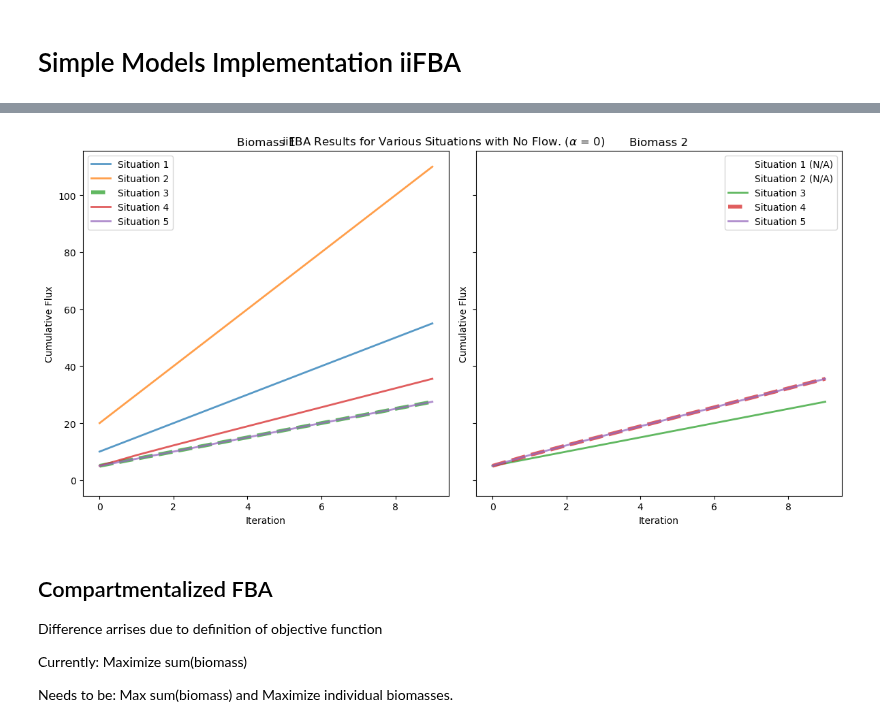
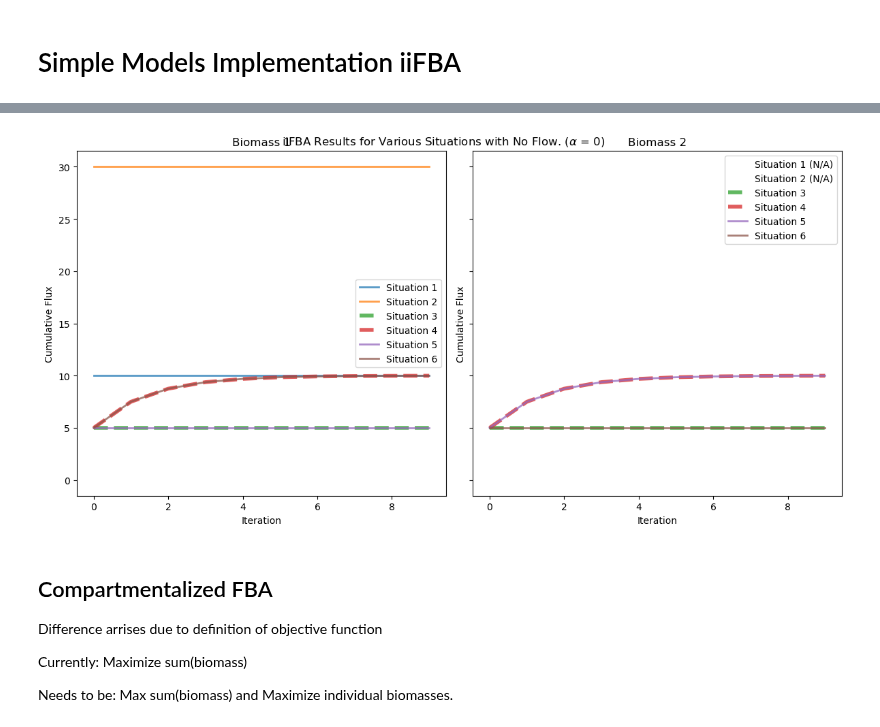
Before and after one commit to m-3-lab/iiFBA, a Jupyter notebook: Examples/simple_iiFBA_usage.ipynb, the cells around one changed output, grey strips where cells are left out. Cells and saved outputs as stored; diff of their text form; code cells hidden in the pictures.

```diff
--- a/Examples/simple_iiFBA_usage.ipynb
+++ b/Examples/simple_iiFBA_usage.ipynb
@@ -60,20 +60,21 @@ from iifba.utils import load_simple_models
 import matplotlib.pyplot as plt
 import numpy as np
 
-#fig, (ax1, ax2) = plt.subplots(1, 2, figsize=(12, 6), sharey=True)
-for sit_idx in range(1,6):
+fig, (ax1, ax2) = plt.subplots(1, 2, figsize=(12, 6), sharey=True)
+for sit_idx in range(1, 7):
 	models, media = load_simple_models(sit_idx)
-
-	f, F = iifba.iipfba(models, media, rel_abund="equal", iters=10, flow=0.5) # defualt values
-
+	print()
+	print(sit_idx)
+	f, F = iifba.iipfba(models, media, rel_abund="equal", iters=10, flow=0) # defualt values
+	print("Media:", media)
+	for model in models:
+		for reaction in model.reactions:
+			print(reaction)
 	biomass_id = "exchangeBio1"
-	# ax1 = iifba.iifba_vis(F.loc[0,:][biomass_id], ax=ax1, line_lab=sit_idx)
-	# if sit_idx > 2:
-	# 	biomass_id = "exchangeBio2"
-	# 	ax2 = iifba.iifba_vis(F.loc[1,:][biomass_id], ax=ax2, line_lab=sit_idx)
-	# else:
-	# 	ax2 = iifba.iifba_vis(np.zeros(10), ax=ax2, line_lab=sit_idx)
-	lw= 1 if sit_idx != 3 else 4
-	plt.plot(F.loc[0,:][biomass_id], label=sit_idx, marker='o', markersize=3, linewidth=lw)
-	plt.legend()
+	ax1 = iifba.iifba_vis(F.loc[0,:][biomass_id], ax=ax1, line_lab=sit_idx)
+	if sit_idx > 2:
+		biomass_id = "exchangeBio2"
+		ax2 = iifba.iifba_vis(F.loc[1,:][biomass_id], ax=ax2, line_lab=sit_idx)
+	else:
+		ax2 = iifba.iifba_vis(np.zeros(10), ax=ax2, line_lab=sit_idx)
 # %% [output]
@@ -98,39 +99,42 @@ Iteration: 9
 # %%
 from IPython.display import display
 for line in ax1.get_lines():
 	line.set_alpha(0.75)  # Set transparency for all lines in ax1
 	line.set_lw(2)
 for line in ax2.get_lines():
 	line.set_alpha(0.75)  # Set transparency for all lines in ax1
 	line.set_lw(2)
 
-ax1.get_lines()[2].set_lw(4)
-ax2.get_lines()[3].set_lw(4)
+ax1.get_lines()[2].set_lw(4)# 5 overlaps with 3
+ax1.get_lines()[2].set_ls("--")
+ax1.get_lines()[3].set_lw(4)# 6 overlaps with 4
+ax1.get_lines()[3].set_ls("--")
 
-ax1.get_lines()[2].set_ls("--")
+ax2.get_lines()[3].set_lw(4) # 5 overlaps with 4
 ax2.get_lines()[3].set_ls("--")
-
+ax2.get_lines()[2].set_lw(4) # 6 overlaps with 3
+ax2.get_lines()[2].set_ls("--")
 ax2.get_lines()[0].set_lw(0)
 ax2.get_lines()[1].set_lw(0)
 
 # Update legends
-ax1.legend(['Situation 1', 'Situation 2', 'Situation 3', 'Situation 4', 'Situation 5'])
-ax2.legend(['Situation 1 (N/A)', 'Situation 2 (N/A)', 'Situation 3', 'Situation 4', 'Situation 5'])
+ax1.legend(['Situation 1', 'Situation 2', 'Situation 3', 'Situation 4', 'Situation 5', "Situation 6"])
+ax2.legend(['Situation 1 (N/A)', 'Situation 2 (N/A)', 'Situation 3', 'Situation 4', 'Situation 5', "Situation 6"])
 
 # Method 3: Get and modify legend properties
 legend1 = ax1.get_legend()
 legend2 = ax2.get_legend()
 
 # Use display() to show the updated plot
 ax1.set_title("Biomass 1")
 ax2.set_title("Biomass 2")
 
 
 fig.tight_layout()
 fig.suptitle(r"iiFBA Results for Various Situations with No Flow. ($\alpha$ = 0)")
 display(fig)
 # %% [output]
-[figure, old version]
+[figure, new version]
 # %% [markdown]
 ## Compartmentalized FBA
 Difference arrises due to definition of objective function
```
Also changed, not shown: parts of 4 cells of this notebook, 4 other files.
